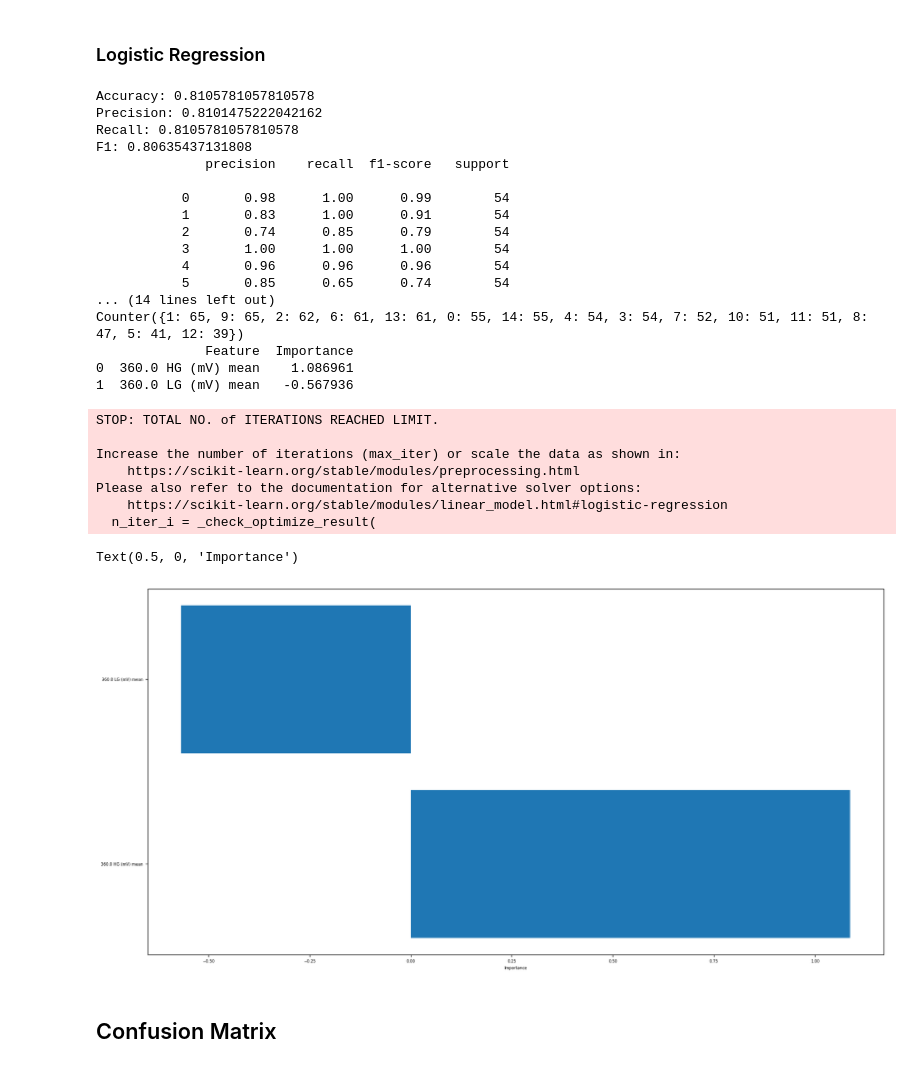
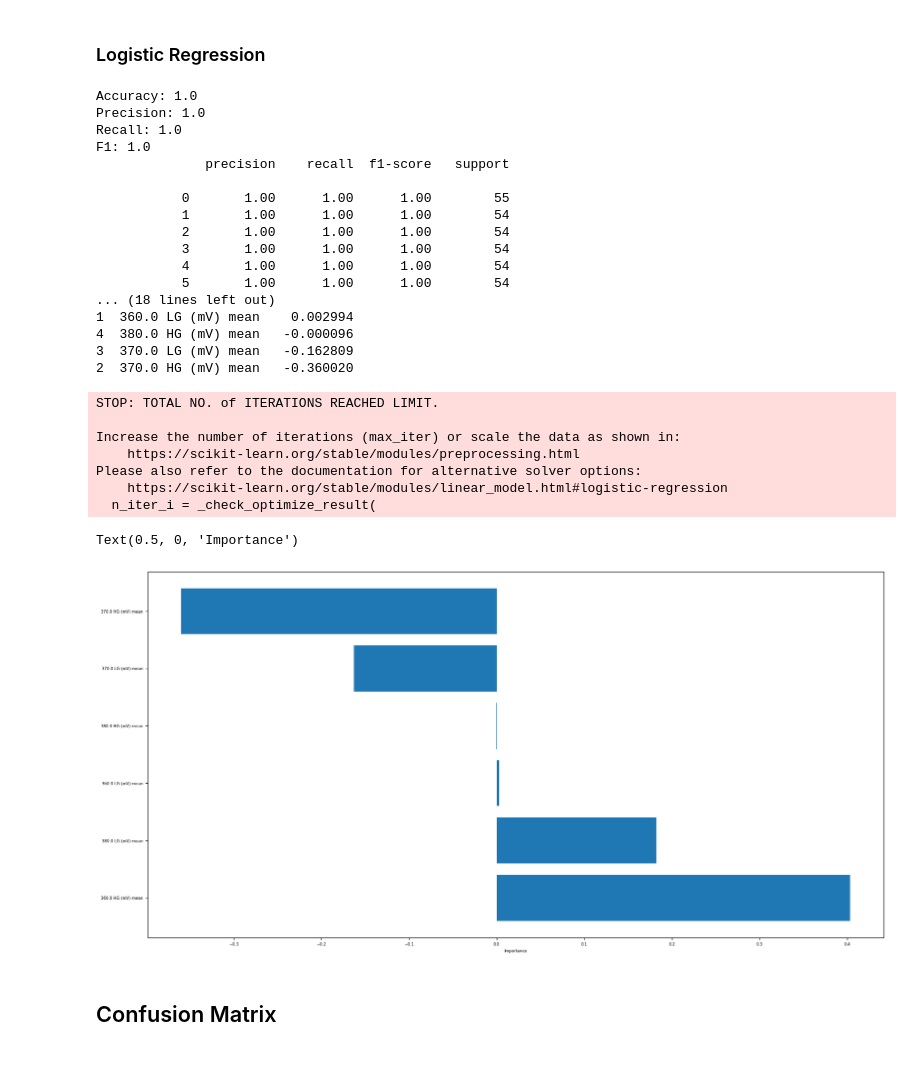
Before and after one commit to danimp94/PLASTICS-THz, a Jupyter notebook: src/scripts/notebook/Freq_Optimizacion_other_models.ipynb, the cells around one changed output. Drawn from its saved outputs; the diff is of its cells as text; code cells hidden in the pictures.

```diff
--- a/src/scripts/notebook/Freq_Optimizacion_other_models.ipynb
+++ b/src/scripts/notebook/Freq_Optimizacion_other_models.ipynb
@@ -125,7 +125,9 @@ def freq_as_variable(df, data_percentage):
     return df_pivot
 # %%
 # Load the data from the directory
-input_path = 'C:/Users/Danim/Documents/GitHub/PIC-PAPER-01/data/experiment_1_plastics/processed_27s/training_file/test/'
+# input_path = 'C:/Users/Danim/Documents/GitHub/PIC-PAPER-01/data/experiment_1_plastics/processed_27s/training_file/test/'
+input_path = 'C:/Users/Dani - TUF/Documents/GitHub/PIC-PAPER-01/data/experiment_1_plastics/processed_27s/training_file/test'
+
 df = load_data_from_directory(input_path)
 
 df = pd.concat([df[['Frequency (GHz)', 'LG (mV)', 'HG (mV)']], df[['Sample']]], axis=1)
@@ -143,7 +191,8 @@ df.head()
 # %%
 # train_set, test_set = train_test_split(df, test_size=0.2, random_state=42, stratify=df['Sample'])
 test_percentage = 0.2
-train_set, test_set = train_test_split(df, test_size=test_percentage, random_state=42)
+# train_set, test_set = train_test_split(df, test_size=test_percentage, random_state=42)
+train_set, test_set = train_test_split(df_balanced, test_size=test_percentage, random_state=42)
 
 # stratify=df['Sample'] to keep the same proportion of samples in the train and test set
 # %%
@@ -274,7 +325,7 @@ labels = ['A1', 'B1', 'C1', 'D1', 'E1', 'F1', 'G1', 'H1', 'I1', 'J1', 'K1', 'L1'
 
 # Reduce the number of input features
 freq = 360
-num_freqs = 1
+num_freqs = 3
 freq_col = int(((freq - 100)*4)/10)
 freq_col_end = freq_col + 4 * num_freqs
 
@@ -366,49 +420,49 @@ print(f"F1: {f1}")
 # Classification report
 print(classification_report(y_test, y_pred),)
 
 # Predictions made per class with its label encoded value
 print(Counter(y_pred))
 
 # Feature importance (Find 10 most important variables with its name and importance value)
-# feature_importances = rf_model.feature_importances_
+feature_importances = rf_model.feature_importances_
 feature_importances = lr_model.coef_[0]
 
 feature_names = X_train.columns
 feature_importances_df = pd.DataFrame({'Feature': feature_names, 'Importance': feature_importances})
 feature_importances_df = feature_importances_df.sort_values('Importance', ascending=False)
 # Font size
 plt.rcParams.update({'font.size': 6})
 print(feature_importances_df.head(50))
 plt.figure(figsize=(20, 10))
 plt.barh(feature_importances_df['Feature'][:50], feature_importances_df['Importance'][:50])
 plt.xlabel('Importance')
 # %% [output]
-Accuracy: 0.8105781057810578
-Precision: 0.8101475222042162
-Recall: 0.8105781057810578
-F1: 0.80635437131808
+Accuracy: 1.0
+Precision: 1.0
+Recall: 1.0
+F1: 1.0
               precision    recall  f1-score   support
 
-           0       0.98      1.00      0.99        54
-           1       0.83      1.00      0.91        54
-           2       0.74      0.85      0.79        54
+           0       1.00      1.00      1.00        55
+           1       1.00      1.00      1.00        54
+           2       1.00      1.00      1.00        54
            3       1.00      1.00      1.00        54
-           4       0.96      0.96      0.96        54
-           5       0.85      0.65      0.74        54
-... (14 lines left out)
-Counter({1: 65, 9: 65, 2: 62, 6: 61, 13: 61, 0: 55, 14: 55, 4: 54, 3: 54, 7: 52, 10: 51, 11: 51, 8: 47, 5: 41, 12: 39})
-              Feature  Importance
-0  360.0 HG (mV) mean    1.086961
-1  360.0 LG (mV) mean   -0.567936
+           4       1.00      1.00      1.00        54
+           5       1.00      1.00      1.00        54
+... (18 lines left out)
+1  360.0 LG (mV) mean    0.002994
+4  380.0 HG (mV) mean   -0.000096
+3  370.0 LG (mV) mean   -0.162809
+2  370.0 HG (mV) mean   -0.360020
 STOP: TOTAL NO. of ITERATIONS REACHED LIMIT.
 
 Increase the number of iterations (max_iter) or scale the data as shown in:
     https://scikit-learn.org/stable/modules/preprocessing.html
 Please also refer to the documentation for alternative solver options:
     https://scikit-learn.org/stable/modules/linear_model.html#logistic-regression
   n_iter_i = _check_optimize_result(
 Text(0.5, 0, 'Importance')
-[figure, old version]
+[figure, new version]
 # %% [markdown]
 ## Confusion Matrix
 # %%
```
Also changed, not shown: parts of 9 cells of this notebook.
